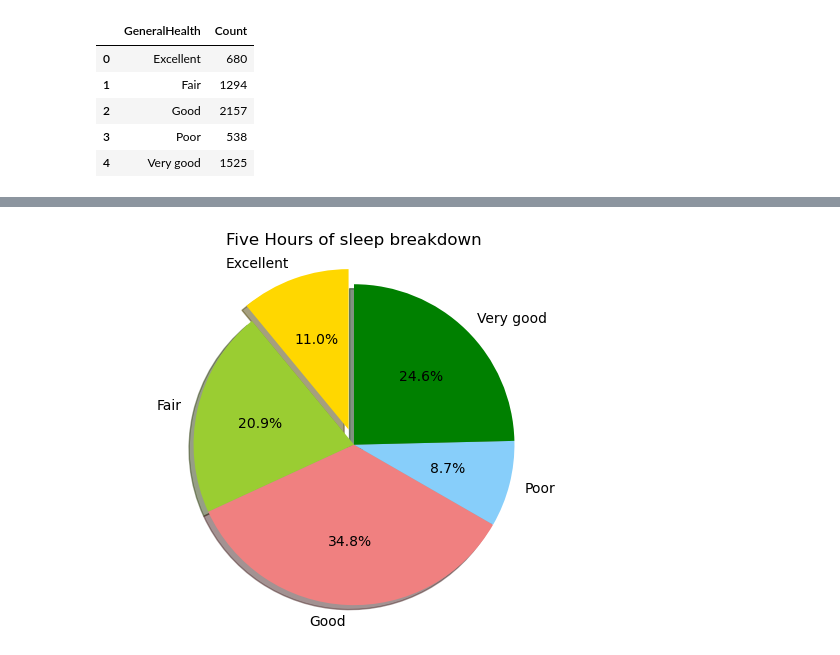
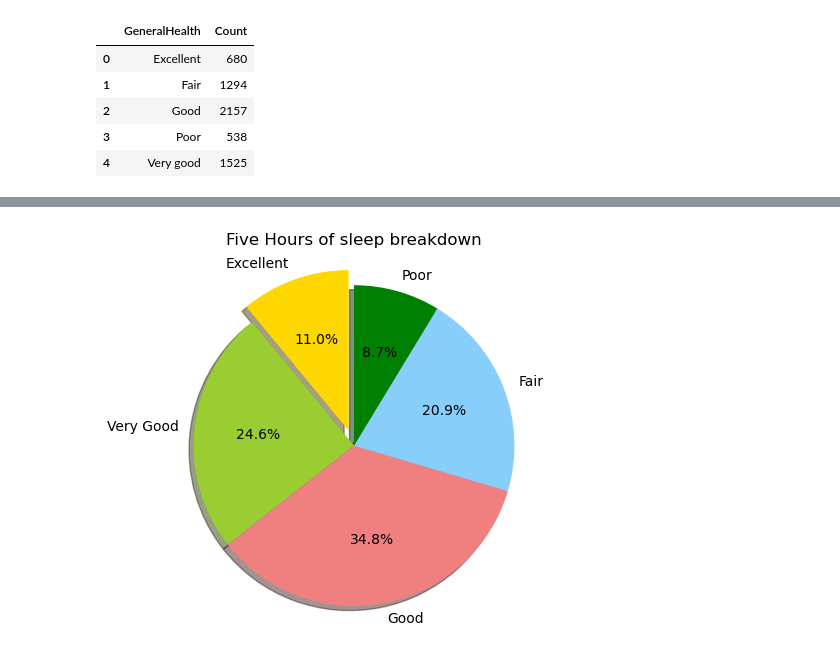
Before and after one commit to Jeff-Gielniak/Health-Correlation-Investigation-Python, a Jupyter notebook: Cleaned_data Q3 Sleep.ipynb, the cells around one changed output, grey strips where cells are left out. Cells and saved outputs as stored; diff of their text form; code cells hidden in the pictures.

```diff
--- a/Cleaned_data Q3 Sleep.ipynb
+++ b/Cleaned_data Q3 Sleep.ipynb
@@ -283,3 +283,7 @@ Health_counts_nine_df
 | 2 | Good | 1467 |
 | 3 | Poor | 184 |
 | 4 | Very good | 1445 |
+# %%
+desired_order=['Excellent','Very good','Good','Fair','Poor']
+reordered_Health_counts_nine_df = Health_counts_nine_df.loc[Health_counts_nine_df['GeneralHealth'].isin(desired_order)].set_index('GeneralHealth').reindex(desired_order)
+reordered_Health_counts_nine_df
@@ -334,3 +346,6 @@ Health_counts_five_df
 | 2 | Good | 2157 |
 | 3 | Poor | 538 |
 | 4 | Very good | 1525 |
+# %%
+reordered_Health_counts_five_df = Health_counts_five_df.loc[Health_counts_five_df['GeneralHealth'].isin(desired_order)].set_index('GeneralHealth').reindex(desired_order)
+reordered_Health_counts_five_df
@@ -337,23 +360,23 @@ Health_counts_five_df
 # %%
 # Data for the pie chart
-labels = Health_counts_five_df['GeneralHealth']
-sizes = Health_counts_five_df['Count']
+labels = ['Excellent', 'Very Good', 'Good', 'Fair', 'Poor']
+sizes = reordered_Health_counts_five_df['Count']
 colors = ['gold', 'yellowgreen', 'lightcoral', 'lightskyblue', 'green']  # Colors for each segment
 explode = (0.1, 0, 0, 0,0)  # explode the 1st slice
 
 # Create the pie chart
 plt.pie(sizes, explode=explode, labels=labels, colors=colors,
         autopct='%1.1f%%', shadow=True, startangle=90)
 
 # Equal aspect ratio ensures that pie is drawn as a circle.
 plt.axis('equal')
 
 # Title of the chart
 plt.title('Five Hours of sleep breakdown')
 
 # Save the figure
 plt.savefig("output_data/Five_Hours_pie.png")
 # Display the pie chart
 plt.show()
 # %% [output]
-[figure, old version]
+[figure, new version]
```
Also changed, not shown: parts of 3 cells of this notebook, 3 other files.
